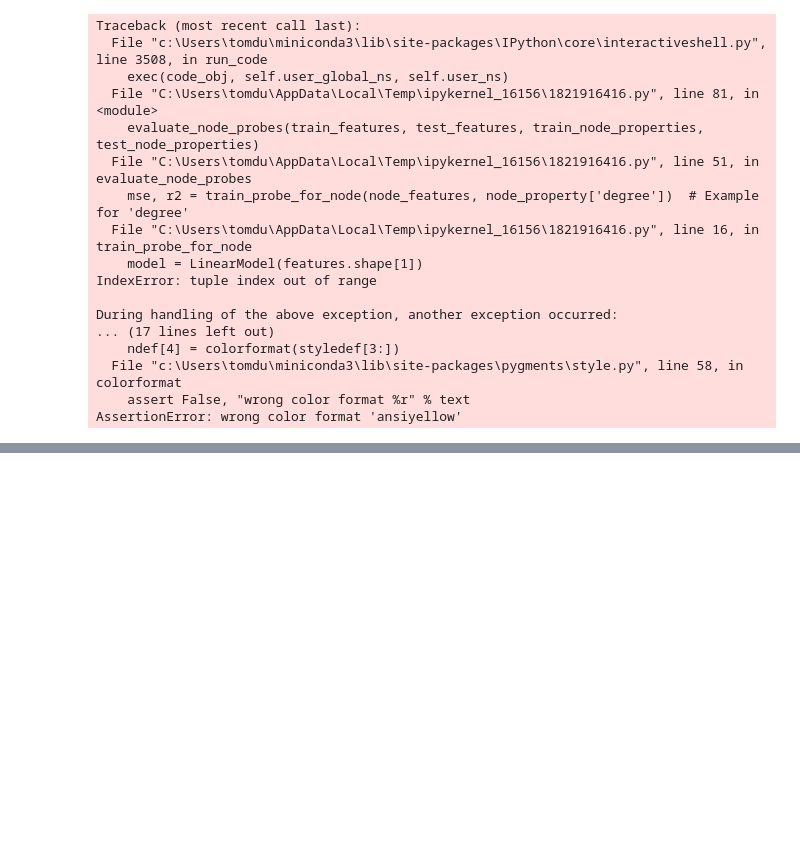
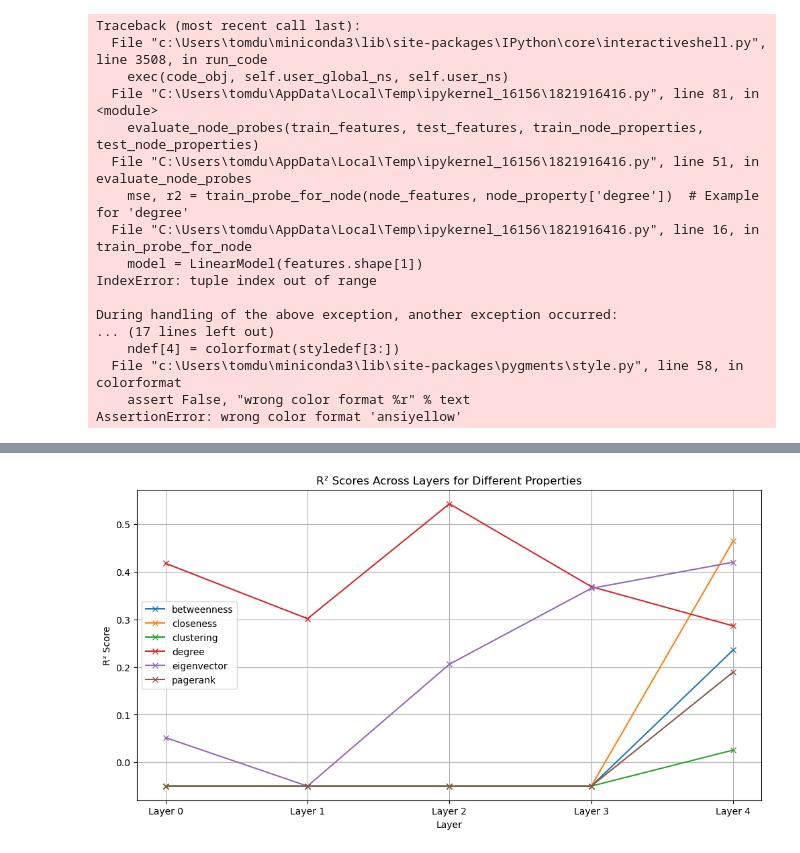
Before and after one commit to TomPelletreauDuris/Probing-GNN-representations, a Jupyter notebook: AIFB_probing_GCN.ipynb, the cells around one changed output, grey strips where cells are left out. Cells and saved outputs as stored; diff of their text form; code cells hidden in the pictures; blank space fills up the shorter version.

```diff
--- a/AIFB_probing_GCN.ipynb
+++ b/AIFB_probing_GCN.ipynb
@@ -789,0 +929,4 @@ AssertionError: wrong color format 'ansiyellow'
+# %%
+plot_results(results)
+# %% [output]
+[figure, added]
```
Also changed, not shown: parts of 29 cells of this notebook, 5 other files.
